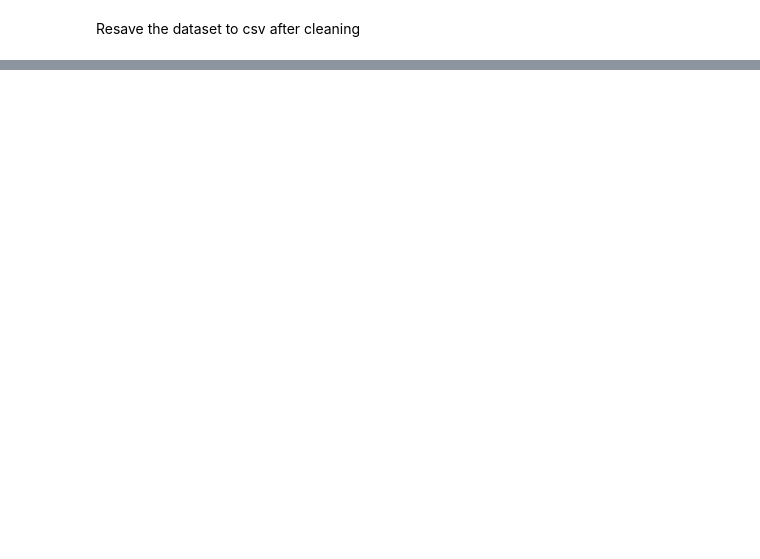
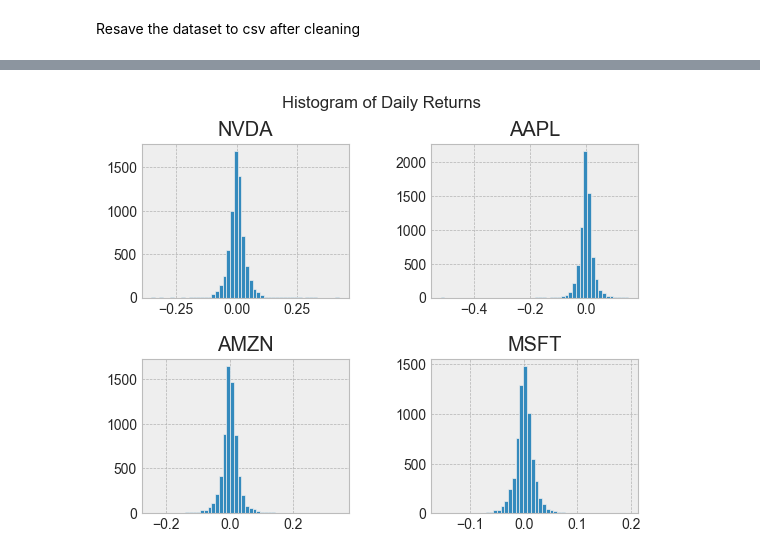
Before and after one commit to c3hodgins/market-forecasting, a Jupyter notebook: market-forecasting.ipynb, the cells around one changed output, grey strips where cells are left out. Drawn from its saved outputs; the diff is of its cells as text; code cells hidden in the pictures; blank space fills up the shorter version.

```diff
--- a/market-forecasting.ipynb
+++ b/market-forecasting.ipynb
@@ -67,0 +106,9 @@ plt.show()
+# %%
+plt.figure(figsize=(8,6))
+plt.suptitle(f'Trading Volumes (last {(recent_window/365):.1f} years)')
+for i,symbol in enumerate(symbols):
+    plt.subplot(2, 2, i+1)
+    plt.plot(dataframes[symbol]['Volume'].iloc[recent_window:])
+    plt.title(symbol)
+    plt.subplots_adjust(hspace=0.4, wspace=0.4)
+plt.show()
@@ -67,0 +119,10 @@ plt.show()
+# %%
+plt.figure()
+plt.suptitle(f'Average return (last {(recent_window/-365):.1f} years)')
+for i, symbol in enumerate(symbols):
+    plt.subplot(2,2,i+1)
+    dataframes[symbol]['Daily Return'] = dataframes[symbol]['Close'].iloc[recent_window:].pct_change()
+    plt.title(symbol)
+    plt.subplots_adjust(hspace=0.4, wspace=0.4)
+    plt.plot(dataframes[symbol]['Daily Return'])
+plt.show()
@@ -67,0 +131,11 @@ plt.show()
+# %%
+plt.figure()
+plt.suptitle(f'Histogram of Daily Returns')
+for i, symbol in enumerate(symbols):
+    plt.subplot(2,2,i+1)
+    plt.title(symbol)
+    dataframes[symbol]['Daily Return'].hist(bins=50)
+    plt.subplots_adjust(hspace=0.4, wspace=0.4)
+plt.show()
+# %% [output]
+[figure, added]
```
Also changed, not shown: parts of 20 cells of this notebook.
